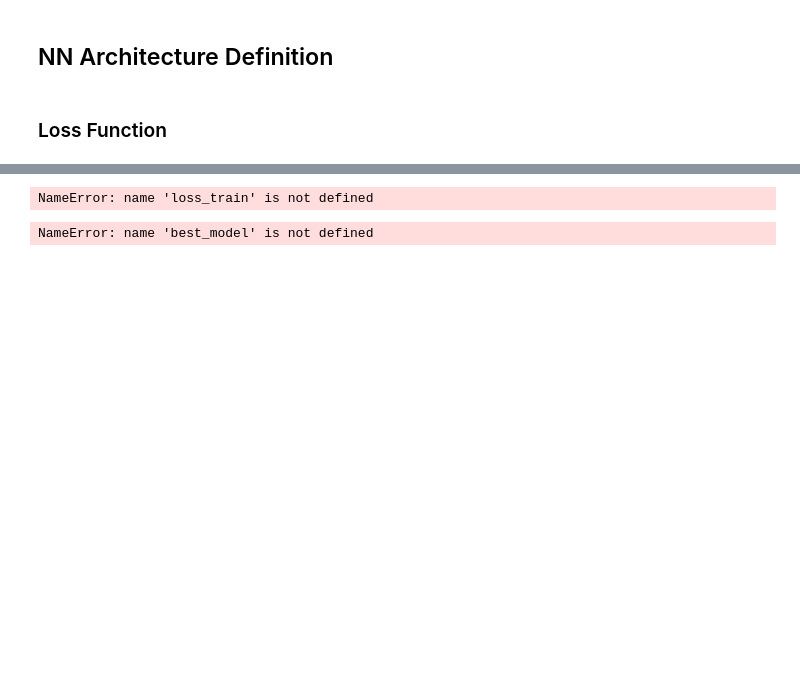
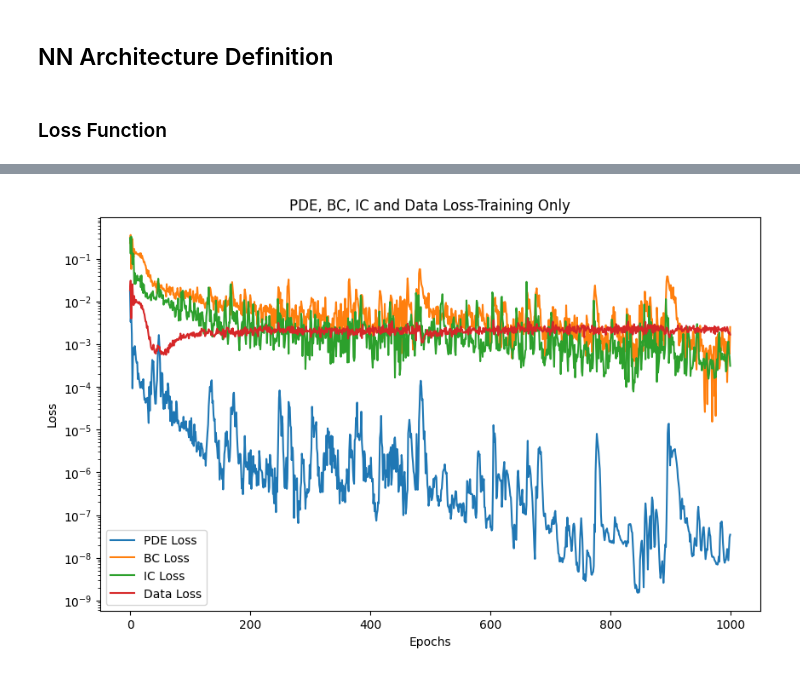
Before and after one commit to radhikrammohan/1D_HT_Pinn, a Jupyter notebook: Data-prep/PINN/Basic_training/1D_PINN.ipynb, the cells around one changed output, grey strips where cells are left out. Saved outputs shown, nothing was run; the diff lists cells and outputs as text; code cells hidden in the pictures; blank space fills up the shorter version.

```diff
--- a/Data-prep/PINN/Basic_training/1D_PINN.ipynb
+++ b/Data-prep/PINN/Basic_training/1D_PINN.ipynb
@@ -69,2 +54,6 @@ temp_data_s = temp_scaler(temp_data, temp_init, t_surr)
+# %%
+
+# Temperature dataset
+temp_data = temp.flatten()
 # %% [markdown]
 ### Input Data preparation
@@ -256,34 +230,3 @@ bcl_loader_test = DataLoader(inp_bcl_dataset_test, batch_size=256, sampler=rand_
 bcr_loader_test = DataLoader(inp_bcr_dataset_test, batch_size=256, sampler=rand_smpl_bcr_test)
 # %% [markdown]
 ## NN Architecture Definition
-# %%
-# Define the neural network architecture
-class PINN(nn.Module):
-    def __init__(self, input_size, hidden_size, output_size, hidden_layers):  # Constructor initializes the network
-        super(PINN, self).__init__()  # Call the parent class (nn.Module) constructor
-        layers = []  # Initialize an empty list to store the network layers
-
-        # Input layer: Takes input features and maps them to the hidden layer size
-        layers.append(nn.Linear(input_size, hidden_size))  # Add the first linear layer
-        layers.append(nn.Tanh())  # Apply the activation function (Tanh)
-
-        # Hidden layers: Create a series of hidden layers with activation functions
-        for _ in range(hidden_layers):  # Loop for creating multiple hidden layers
-            layers.append(nn.Linear(hidden_size, hidden_size))  # Add a hidden linear layer
-            layers.append(nn.Tanh())  # Add an activation function (Tanh)
-
-        # Output layer: Maps the final hidden layer outputs to the desired output size
-        layers.append(nn.Linear(hidden_size, output_size))  # Add the final linear layer
-        self.base = nn.Sequential(*layers)  # Create a sequential container with all layers
-        self._init_weights()  # Initialize the network weights
-
-    def _init_weights(self):
-        for layer in self.base:
-            if isinstance(layer, nn.Linear):
-                nn.init.xavier_normal_(layer.weight)
-                nn.init.zeros_(layer.bias)
-
-    def forward(self, x, t):  # Define the forward pass of the network
-        input_features = torch.cat([x, t], dim=1)  # Concatenate input tensors along dimension 1
-        m = self.base(input_features)  # Pass the concatenated input through the network
-        return m  # Return the network output
@@ -290,12 +235,12 @@ class PINN(nn.Module):
 # %%
 input_size = 2
-hidden_size = 50
+hidden_size = 30
 output_size=1
 
 learning_rate = 0.005
 hidden_layers = 4
 
-epochs_1 = 20000
+epochs_1 = 1000
 
 epochs_2 = 10
 
@@ -375,27 +318,25 @@ NameError: name 'loss_train' is not defined
 # %%
 pde_losses = np.array(loss_train["pde-loss"])
 bc_losses = np.array(loss_train["bc-loss"])
-ic_losses = np.array(loss_train["bc-loss"])
+ic_losses = np.array(loss_train["ic-loss"])
 
 data_losses = np.array(loss_train["data-loss"])
 
 plt.figure(figsize=(10, 6))
 plt.plot(pde_losses, label='PDE Loss')
 plt.plot(bc_losses, label='BC Loss')
 plt.plot(ic_losses, label='IC Loss')
 plt.plot(data_losses, label='Data Loss')
 plt.xlabel('Epochs')
 plt.ylabel('Loss')
 plt.yscale('log')
 plt.title('PDE, BC, IC and Data Loss-Training Only')
 plt.legend()
 plt.show()
 # %% [output]
-NameError: name 'loss_train' is not defined
+[figure, added]
 # %%
-def temp_invscaler(temp_data, temp_init, t_surr):
-    temp_data = temp_data * (temp_init - t_surr) + t_surr
-    return temp_data
+
 
 inp_data = input_t
 # inp_data = torch.tensor(input_t).float().to(device) # Convert the inputs to a tensor
@@ -403,7 +344,4 @@ inp_data = input_t
 # load model saved
 model = best_model
 temp_nn = model(inp_data[:,0].unsqueeze(1), inp_data[:,1].unsqueeze(1)).cpu().detach().numpy() # Get the predictions from the model
-temp_nn_2 = temp_invscaler(temp_nn, temp_init, t_surr) # Inverse scale the predictions
-# %% [output]
-NameError: name 'best_model' is not defined
 # %%
```
Also changed, not shown: parts of 15 cells of this notebook, 1 other file.
